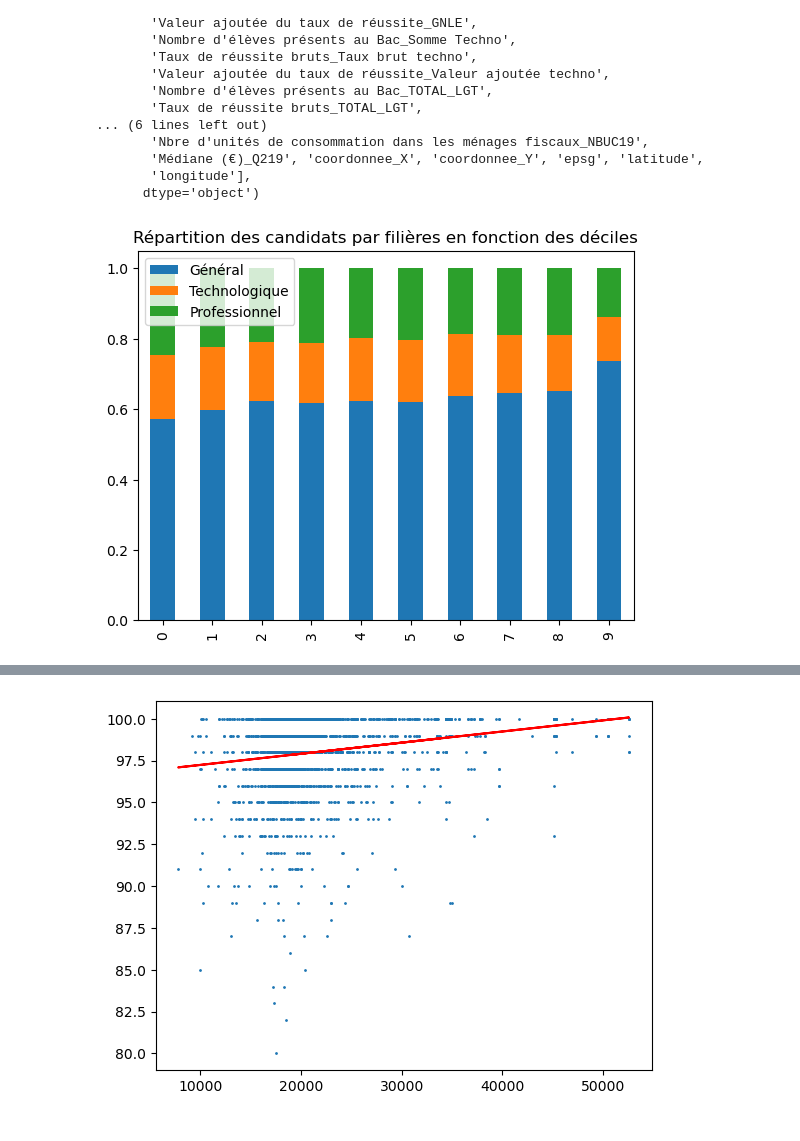
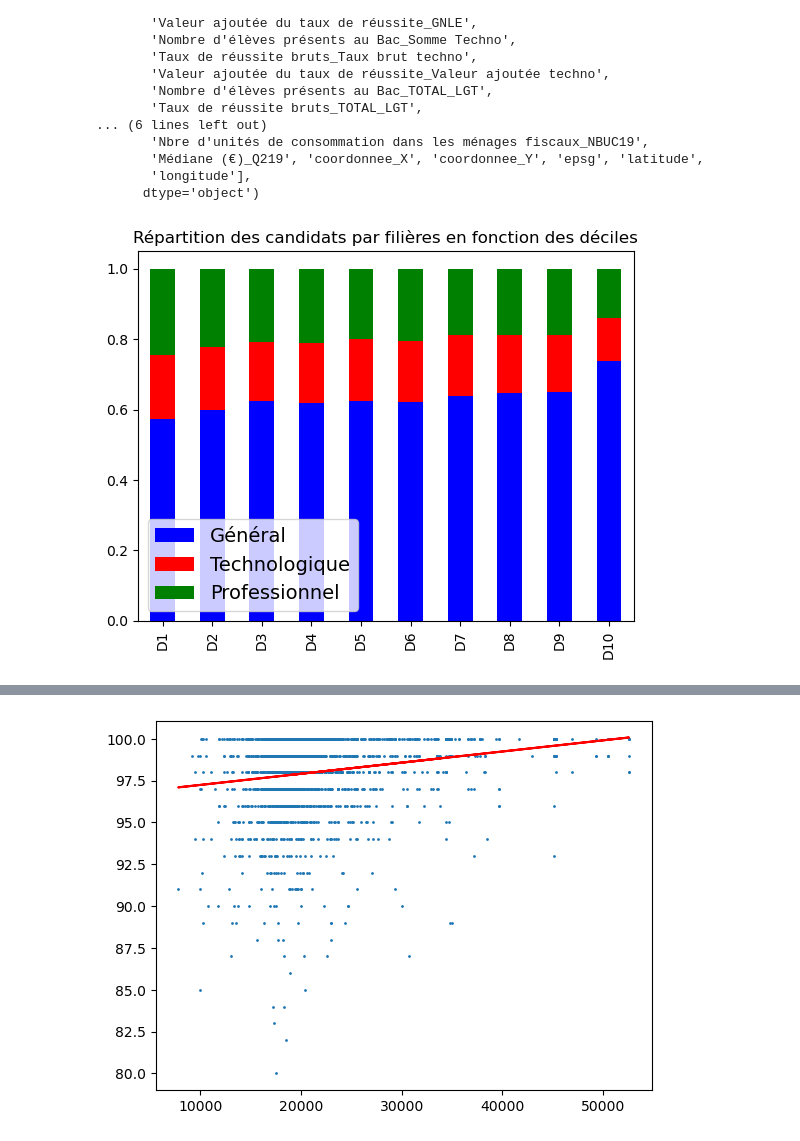
Before and after one commit to Acochepin/Python-2A---AC---JM---RS, a Jupyter notebook: Manipulation bases de données.ipynb, the cells around one changed output, grey strips where cells are left out. Drawn from its saved outputs; the diff is of its cells as text; code cells hidden in the pictures.

Commit message:
Finition graphe déciles

```diff
--- a/Manipulation bases de données.ipynb
+++ b/Manipulation bases de données.ipynb
@@ -580,13 +580,14 @@ for elem in listedf:
 
 #resultats = [taux_gen, taux_tech, taux_pro, taux_rgen, taux_rtech, taux_rpro, taux_reussite_total]
 # %%
-#C'est l'heure des graphiques par déciles UwU
-taux_gen.insert(0,0)
-taux_tech.insert(0,0)
-taux_pro.insert(0,0)
-dfbar = pd.DataFrame(dict(Général=taux_gen[1:], Technologique=taux_tech[1:], Professionnel=taux_pro[1:]))
-dfbar.plot.bar(stacked=True, )
+#On crée alors un graphique
+
+dfbar = pd.DataFrame(dict(Général=taux_gen, Technologique=taux_tech, Professionnel=taux_pro))
+dfbar = dfbar.rename(index={0:'D1',1:'D2',2:'D3',3:'D4',4:'D5',5:'D6',6:'D7',7:'D8',8:'D9',9:'D10'})
+ax = dfbar.plot.bar(stacked=True, color=['blue', 'red','green'])
 plt.title("Répartition des candidats par filières en fonction des déciles")
+h,l = ax.get_legend_handles_labels()
+ax.legend(h[:3],["Général", "Technologique", "Professionnel"], loc=3, fontsize=14)
 plt.show()
 # %% [output]
-[figure, old version]
+[figure, new version]
```
Also changed, not shown: parts of 3 cells of this notebook.
